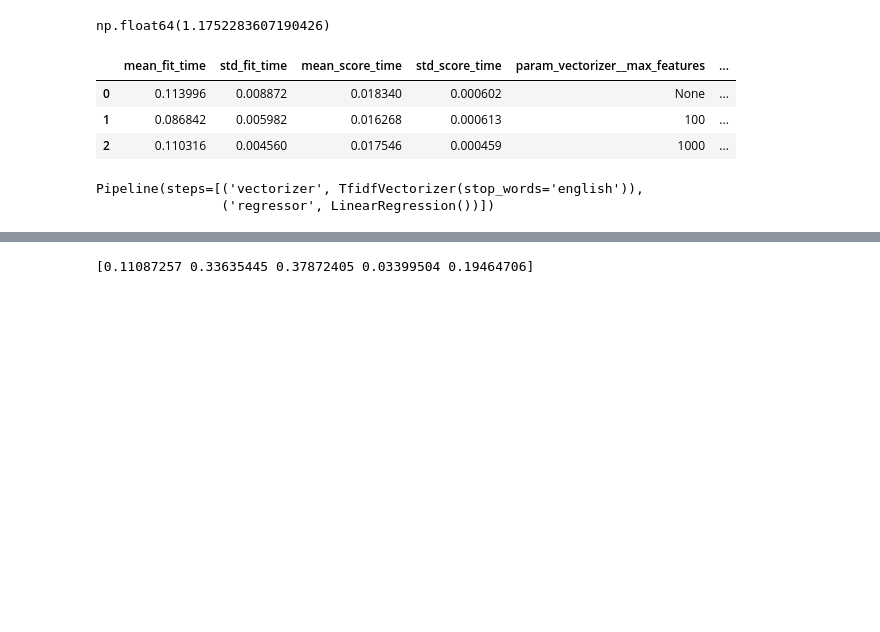
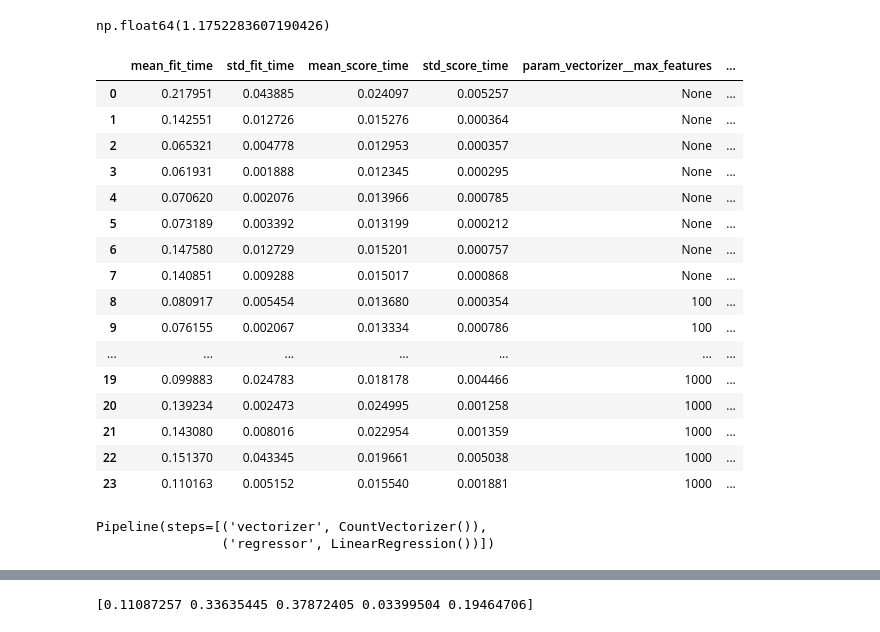
Before and after one commit to anthonybrown0528/csc-442-course-project, a Jupyter notebook: notebook/hw7/model_comparison_description_score_prediction.ipynb, the cells around one changed output, grey strips where cells are left out. Saved outputs shown, nothing was run; the diff lists cells and outputs as text; code cells hidden in the pictures; blank space fills up the shorter version.

```diff
--- a/notebook/hw7/model_comparison_description_score_prediction.ipynb
+++ b/notebook/hw7/model_comparison_description_score_prediction.ipynb
@@ -211,32 +211,46 @@ from sklearn.model_selection import GridSearchCV
 # %%
 n_splits = 5
 
 cv = KFold(n_splits=n_splits)
 cv_scores = np.zeros(n_splits)
 
 genre_weights_score_pipeline = Pipeline([
-    ('vectorizer', TfidfVectorizer()),
+    ('vectorizer', CountVectorizer()),
     ('regressor', LinearRegression())]
 )
 
 grid_search = GridSearchCV(genre_weights_score_pipeline, param_grid={
-    'vectorizer__stop_words': ['english'],
+    'vectorizer__stop_words': ['english', None],
     'vectorizer__max_features': [None, 100, 1000],
+    'vectorizer__min_df': [1, 0.1, 0.01, 0.001]
 })
 
 grid_search = grid_search.fit(X=X_train['description'], y=y_train)
 genre_weights_score_pipeline = grid_search.best_estimator_
 
 pd.DataFrame(grid_search.cv_results_)
 # %% [output]
 |  | mean_fit_time | std_fit_time | mean_score_time | std_score_time | param_vectorizer__max_features | ... |
-| 0 | 0.113996 | 0.008872 | 0.018340 | 0.000602 | None | ... |
-| 1 | 0.086842 | 0.005982 | 0.016268 | 0.000613 | 100 | ... |
-| 2 | 0.110316 | 0.004560 | 0.017546 | 0.000459 | 1000 | ... |
+| 0 | 0.217951 | 0.043885 | 0.024097 | 0.005257 | None | ... |
+| 1 | 0.142551 | 0.012726 | 0.015276 | 0.000364 | None | ... |
+| 2 | 0.065321 | 0.004778 | 0.012953 | 0.000357 | None | ... |
+| 3 | 0.061931 | 0.001888 | 0.012345 | 0.000295 | None | ... |
+| 4 | 0.070620 | 0.002076 | 0.013966 | 0.000785 | None | ... |
+| 5 | 0.073189 | 0.003392 | 0.013199 | 0.000212 | None | ... |
+| 6 | 0.147580 | 0.012729 | 0.015201 | 0.000757 | None | ... |
+| 7 | 0.140851 | 0.009288 | 0.015017 | 0.000868 | None | ... |
+| 8 | 0.080917 | 0.005454 | 0.013680 | 0.000354 | 100 | ... |
+| 9 | 0.076155 | 0.002067 | 0.013334 | 0.000786 | 100 | ... |
+| ... | ... | ... | ... | ... | ... | ... |
+| 19 | 0.099883 | 0.024783 | 0.018178 | 0.004466 | 1000 | ... |
+| 20 | 0.139234 | 0.002473 | 0.024995 | 0.001258 | 1000 | ... |
+| 21 | 0.143080 | 0.008016 | 0.022954 | 0.001359 | 1000 | ... |
+| 22 | 0.151370 | 0.043345 | 0.019661 | 0.005038 | 1000 | ... |
+| 23 | 0.110163 | 0.005152 | 0.015540 | 0.001881 | 1000 | ... |
 # %%
 genre_weights_score_pipeline
 # %% [output]
-Pipeline(steps=[('vectorizer', TfidfVectorizer(stop_words='english')),
+Pipeline(steps=[('vectorizer', CountVectorizer()),
                 ('regressor', LinearRegression())])
 # %%
 n_splits = 5
```
Also changed, not shown: parts of 3 cells of this notebook.
